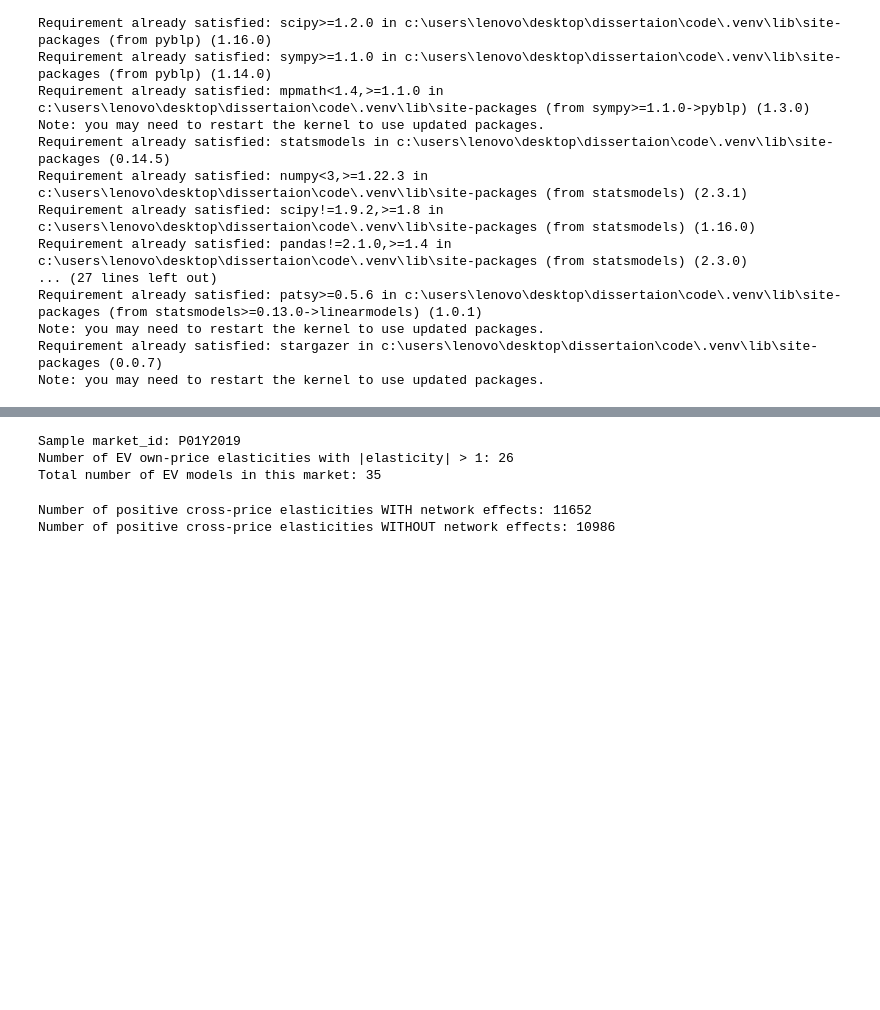
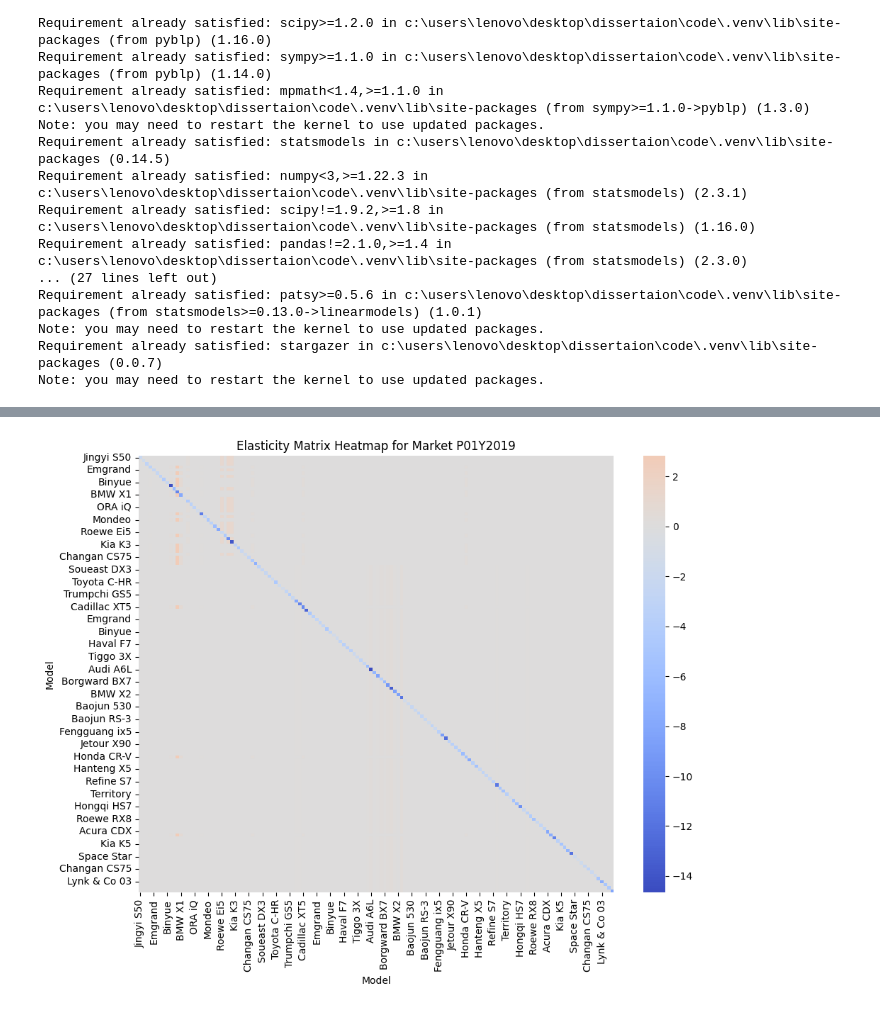
Before and after one commit to RBW021121/MSc-Dissertation, a Jupyter notebook: 6. Nested Logit.ipynb, the cells around one changed output, grey strips where cells are left out. Drawn from its saved outputs; the diff is of its cells as text; code cells hidden in the pictures; blank space fills up the shorter version.

```diff
--- a/6. Nested Logit.ipynb
+++ b/6. Nested Logit.ipynb
@@ -74,7 +77,7 @@ iv_str = ' + '.join(iv_list)
 ################ 2SLS model using custom instruments
 
 # First stage for charging station: regress log_charging_stock on instrument variables
-X = sm.add_constant(df[['log_charging_IV']])
+X = sm.add_constant(df['log_charging_IV'])
 y = df['log_charging_stock']
 first_stage = sm.OLS(y, X).fit()
 df['log_charging_stock_hat'] = first_stage.predict(X)
@@ -88,7 +91,6 @@ formula = f'''
 
 iv_model = IV2SLS.from_formula(formula, data=df).fit(cov_type="clustered", clusters=df['market_ids'])
 
-
 print(iv_model.summary)
 # %% [output]
                           IV-2SLS Estimation Summary
@@ -136,11 +131,10 @@ T-stats use same covariance type as original model
 supply_df['time_trend'] = supply_df['year'].astype(int) - supply_df['year'].astype(int).min() + 1
 
 # Add time_trend
-formula = 'log(charging_stations_stock) ~ [log(EV_stock) ~ road_fuel_IV + num_models_in_market + sales_weighted_avg_range] + sub_fix + sub_ope + C(province) + time_trend'
+formula = 'log(charging_stations_stock) ~ [log(EV_stock) ~ road_fuel_IV + num_models_in_market + sales_weighted_avg_range] + sub_fix + sub_ope + C(province) + C(year)'
 
 supply_model = IV2SLS.from_formula(formula, data=supply_df).fit()
 print(supply_model.summary)
-print(supply_model.first_stage.summary)
 # %% [output]
                                IV-2SLS Estimation Summary
 ========================================================================================
@@ -196,8 +193,8 @@ def compute_nested_logit_elasticities(
     Returns:
         dict: {market_id: elasticity_matrix (DataFrame, index/columns=model_id)}
     """
-    alpha = -demand_par.params['net_prices']
-    sigma = demand_par.params['log_sj_g']
+    alpha = demand_par.params['net_prices']
+    sigma = 0.6
     elasticity_matrices = {}
 
     # Compute within-nest shares for all rows
@@ -234,7 +231,7 @@ def compute_nested_logit_elasticities(
                     # Cross-price elasticity across groups (Equation 15)
                     deriv = -s_j * s_k
                 # Convert to price elasticity
-                elasticity[j, k] = -alpha * prices[k] * deriv / s_j
+                elasticity[j, k] = alpha * prices[k] * deriv / s_j
 
         elasticity_df = pd.DataFrame(elasticity, index=model_ids, columns=model_ids)
         elasticity_matrices[market_id] = elasticity_df
@@ -332,15 +329,12 @@ gamma_dict = compute_gamma_dict(
     sigma=sigma
 )
 
-# Set your network effect parameter
-v_2 = 0.1  # Replace with your estimated value
-
 # Compute total derivatives using elasticity_matrices as eta_dict and gamma_dict as input
 total_derivatives_dict = compute_total_derivatives(
     df=df,
     eta_dict=elasticity_matrices,
     gamma_dict=gamma_dict,
-    v_2=v_2,
+    v_2=charging_param.params['log(EV_stock)'],
     is_ev_col='is_electric',
     market_col='market_ids'
 )
@@ -384,37 +415,19 @@ Elasticity matrix WITH network effects (first 5 models):
-# %%
-# For a sample market, count how many own-price elasticities are > 1 in absolute value for EVs,
-# and show total number of EV models in that market
-
-sample_market = list(elasticity_matrices.keys())[0]
-market_df = df[df['market_ids'] == sample_market].reset_index(drop=True)
-is_ev = market_df['is_electric'].values.astype(bool)
-own_elasticities = np.diag(elasticity_matrices[sample_market].values)
-
-num_ev_above_1 = np.sum(np.abs(own_elasticities[is_ev]) > 1)
-num_ev_models = np.sum(is_ev)
-
-print(f"Sample market_id: {sample_market}")
-print(f"Number of EV own-price elasticities with |elasticity| > 1: {num_ev_above_1}")
-print(f"Total number of EV models in this market: {num_ev_models}")
-# %% [output]
-Sample market_id: P01Y2019
-Number of EV own-price elasticities with |elasticity| > 1: 26
-Total number of EV models in this market: 35
-# %%
-# For a sample market, count positive cross-price elasticities WITH and WITHOUT network effects
-
-sample_market = list(elasticity_matrices.keys())[0]
-
-# --- WITH network effects ---
-sample_total_deriv = total_derivatives_dict[sample_market]
-cross_price_mask = ~np.eye(sample_total_deriv.shape[0], dtype=bool)
-num_positive_cross_with = np.sum(sample_total_deriv[cross_price_mask] > 0)
-print(f"Number of positive cross-price elasticities WITH network effects: {num_positive_cross_with}")
-
-# --- WITHOUT network effects ---
-sample_elasticity = elasticity_matrices[sample_market].values
-num_positive_cross_without = np.sum(sample_elasticity[cross_price_mask] > 0)
-print(f"Number of positive cross-price elasticities WITHOUT network effects: {num_positive_cross_without}")
-# %% [output]
-Number of positive cross-price elasticities WITH network effects: 11652
-Number of positive cross-price elasticities WITHOUT network effects: 10986
+# %%
+# Pick a sample market
+sample_market = list(elasticity_matrices.keys())[0]
+sample_elasticity = elasticity_matrices[sample_market]
+
+# Optionally, set model names as index/columns for better labels
+model_names = df[df['market_ids'] == sample_market]['model'].values
+sample_elasticity.index = model_names
+sample_elasticity.columns = model_names
+
+plt.figure(figsize=(10, 8))
+sns.heatmap(sample_elasticity, cmap='coolwarm', center=0)
+plt.title(f'Elasticity Matrix Heatmap for Market {sample_market}')
+plt.xlabel('Model')
+plt.ylabel('Model')
+plt.tight_layout()
+plt.show()
+# %% [output]
+[figure, added]
```
Also changed, not shown: parts of 9 cells of this notebook, 30 other files.
